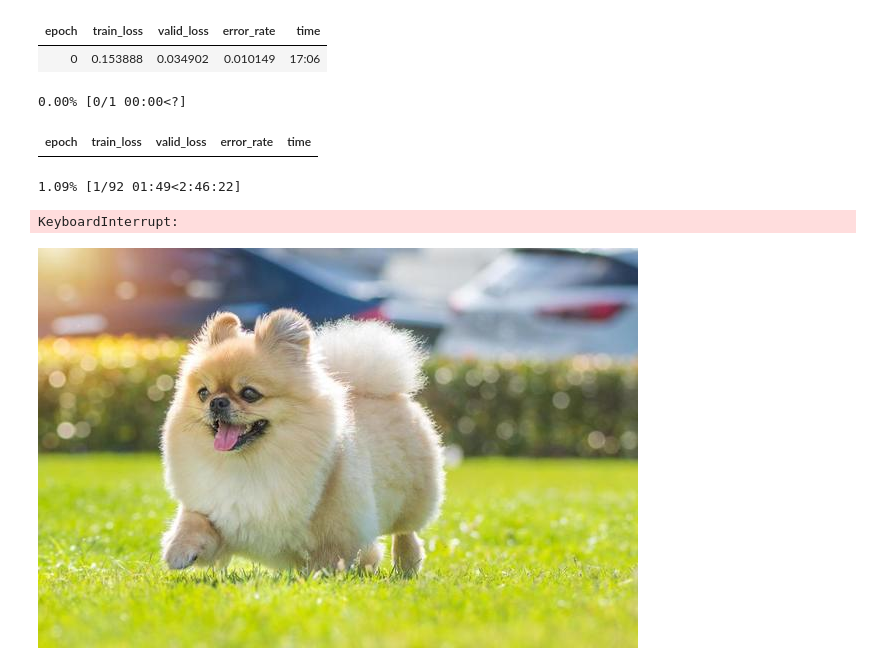
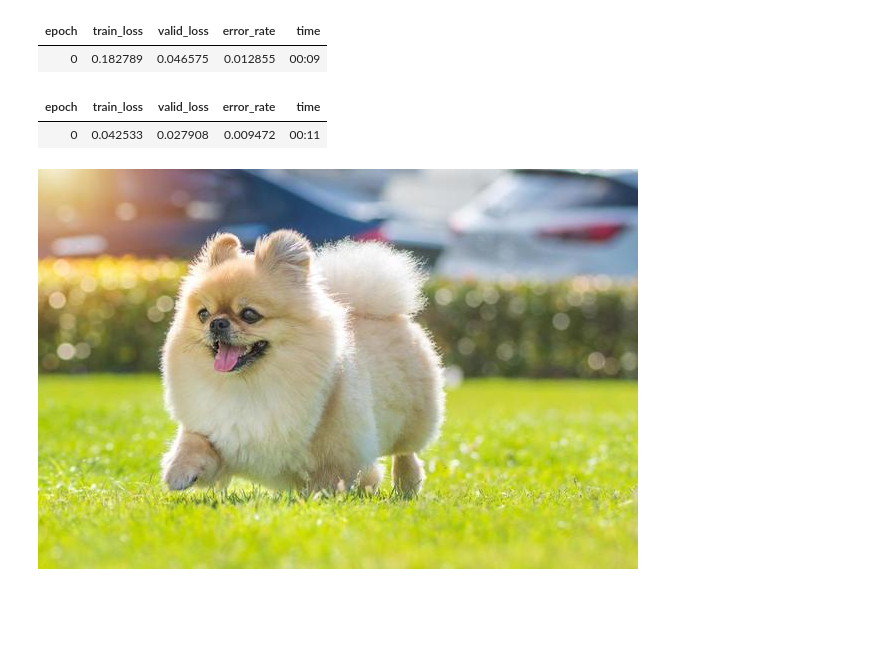
Before and after one commit to NLTuan/floss-talk, a Jupyter notebook: DogCat.ipynb, the cells around one changed output. Saved outputs shown, nothing was run; the diff lists cells and outputs as text; code cells hidden in the pictures; blank space fills up the shorter version.

```diff
--- a/DogCat.ipynb
+++ b/DogCat.ipynb
@@ -10,13 +10,11 @@ def label_func(f): return f[0].isupper()
 # %%
 dls = ImageDataLoaders.from_name_func(path, files, label_func, item_tfms=Resize(224))
 # %%
-learn = vision_learner(dls, resne, metrics=error_rate)
+learn = vision_learner(dls, resnet18, metrics=error_rate)
 learn.fine_tune(1)
 # %% [output]
 | epoch | train_loss | valid_loss | error_rate | time |
-| 0 | 0.153888 | 0.034902 | 0.010149 | 17:06 |
+| 0 | 0.182789 | 0.046575 | 0.012855 | 00:09 |
-0.00% [0/1 00:00<?]
 | epoch | train_loss | valid_loss | error_rate | time |
+| 0 | 0.042533 | 0.027908 | 0.009472 | 00:11 |
-1.09% [1/92 01:49<2:46:22]
-KeyboardInterrupt:
 # %%
```
Also changed, not shown: parts of 2 cells of this notebook, 3 other files.
